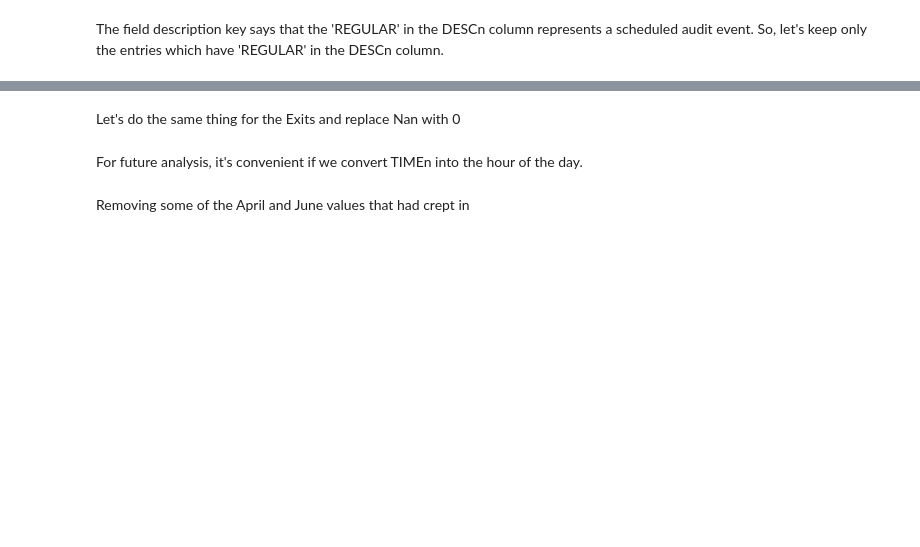
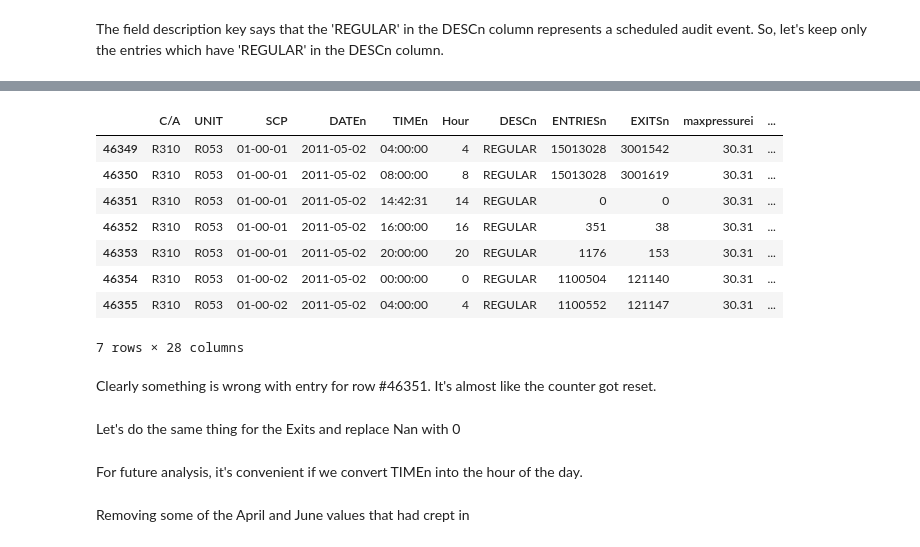
Before and after one commit to sushant2811/NYCsubwayData, a Jupyter notebook: NYCsubwayData.ipynb, the cells around one changed output, grey strips where cells are left out. Drawn from its saved outputs; the diff is of its cells as text; code cells hidden in the pictures; blank space fills up the shorter version.

```diff
--- a/NYCsubwayData.ipynb
+++ b/NYCsubwayData.ipynb
@@ -400,3 +457,17 @@ turnstile_df_reg.loc[:, 'ENTRIESn_4hourly'] = turnstile_df_reg.loc[:, 'ENTRIESn_
+# %%
+turnstile_weather_df.iloc[46349:46356, :]
+# %% [output]
+|  | C/A | UNIT | SCP | DATEn | TIMEn | Hour | DESCn | ENTRIESn | EXITSn | maxpressurei | ... |
+| 46349 | R310 | R053 | 01-00-01 | 2011-05-02 | 04:00:00 | 4 | REGULAR | 15013028 | 3001542 | 30.31 | ... |
+| 46350 | R310 | R053 | 01-00-01 | 2011-05-02 | 08:00:00 | 8 | REGULAR | 15013028 | 3001619 | 30.31 | ... |
+| 46351 | R310 | R053 | 01-00-01 | 2011-05-02 | 14:42:31 | 14 | REGULAR | 0 | 0 | 30.31 | ... |
+| 46352 | R310 | R053 | 01-00-01 | 2011-05-02 | 16:00:00 | 16 | REGULAR | 351 | 38 | 30.31 | ... |
+| 46353 | R310 | R053 | 01-00-01 | 2011-05-02 | 20:00:00 | 20 | REGULAR | 1176 | 153 | 30.31 | ... |
+| 46354 | R310 | R053 | 01-00-02 | 2011-05-02 | 00:00:00 | 0 | REGULAR | 1100504 | 121140 | 30.31 | ... |
+| 46355 | R310 | R053 | 01-00-02 | 2011-05-02 | 04:00:00 | 4 | REGULAR | 1100552 | 121147 | 30.31 | ... |
+7 rows × 28 columns
+# %% [markdown]
+Clearly something is wrong with entry for row #46351. It's almost like the counter got reset.
 # %%
 turnstile_df_reg.head()
 # %% [markdown]
```
Also changed, not shown: parts of 95 cells of this notebook.
